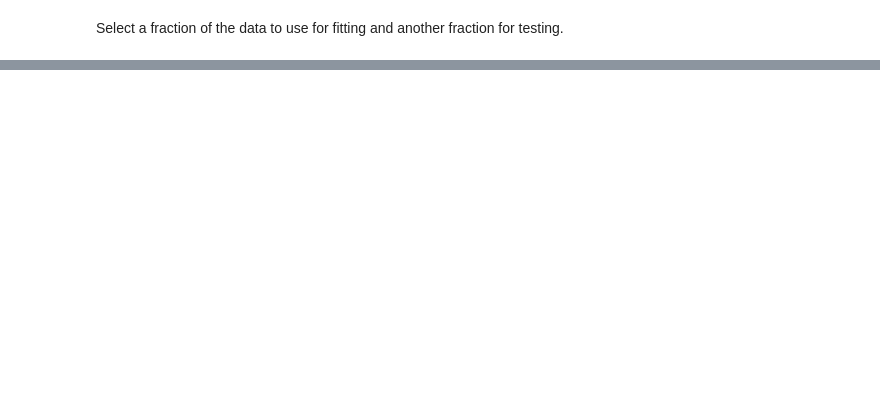
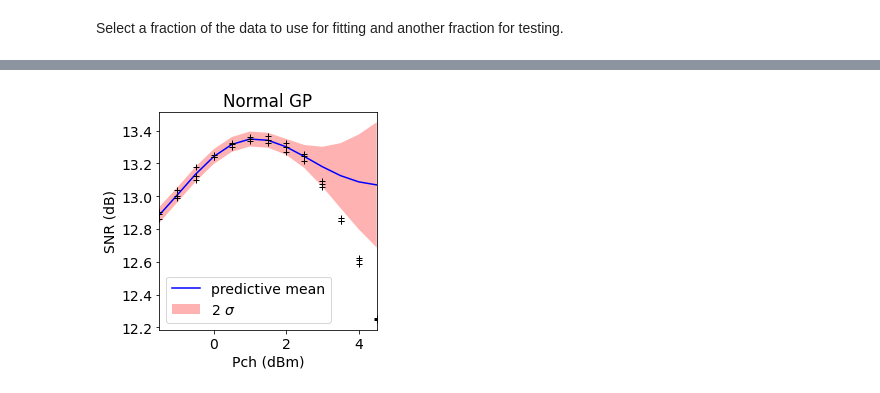
Before and after one commit to joshnevin/physics_enhanced_GPs, a Jupyter notebook: simple_model_enhanced_GPs.ipynb, the cells around one changed output, grey strips where cells are left out. Drawn from its saved outputs; the diff is of its cells as text; code cells hidden in the pictures; blank space fills up the shorter version.

```diff
--- a/simple_model_enhanced_GPs.ipynb
+++ b/simple_model_enhanced_GPs.ipynb
@@ -113,0 +120,47 @@ array([1., 1., 1., 1.])
+# %%
+pch_fit = pch_fit.reshape(-1, 1)  # needed for SK learn input
+#pch_predict = np.linspace(pch_shifted[0], pch_shifted[-1] + 1.0)
+pch = pch.reshape(-1,1)
+snr_fit = snr_fit.reshape(-1,1)
+kernel_sk = C(1, (1e-5, 1e5)) * RBF(1, (1e-5, 1e5)) +  W(1, (1e-8,1e5))
+gpr_phys = GaussianProcessRegressor(kernel=kernel_sk, n_restarts_optimizer = 20, normalize_y=True)
+gpr_phys.fit_phys(pch_fit, pch_test, snr_fit, snr_phys_test)
+#print("Optimised kernel: %s" % gpr.kernel_)
+mu_sk_phys, std_sk_phys = gpr_phys.predict(pch, return_std=True)
+std_sk_phys = np.reshape(std_sk_phys,(np.size(std_sk_phys), 1))
+theta_phys = gpr_phys.kernel_.theta
+lml_phys = gpr_phys.log_marginal_likelihood()
+mu_sk_p2_phys = mu_sk_phys + 2*std_sk_phys
+mu_sk_n2_phys = mu_sk_phys - 2*std_sk_phys
+# %%
+pch_fit = pch_fit.reshape(-1, 1)  # needed for SK learn input
+pch = pch.reshape(-1, 1)  # needed for SK learn input
+kernel_sk =   C(1, (1e-5, 1e5)) * RBF(1, (1e-5, 1e5)) + W(1, (1e-8,1e5))
+gpr = GaussianProcessRegressor(kernel=kernel_sk, n_restarts_optimizer = 20, normalize_y=True)
+gpr.fit(pch_fit, snr_fit)
+#print("Optimised kernel: %s" % gpr.kernel_)
+mu_sk, std_sk = gpr.predict(pch, return_std=True)
+std_sk = np.reshape(std_sk,(np.size(std_sk), 1))
+theta = gpr.kernel_.theta
+lml = gpr.log_marginal_likelihood()
+mu_sk_p2 = mu_sk + 2*std_sk
+mu_sk_n2 = mu_sk - 2*std_sk
+# %%
+f, ax = plt.subplots()
+ax.plot(pch, mu_sk, 'b-', label = 'predictive mean')
+ax.plot(pch, snr,'k+')
+#ax.plot(pch_shifted, snr_phys, 'g--', label = 'GN model')
+ax.fill(np.concatenate([pch, pch[::-1]]),
+            np.concatenate([mu_sk_p2,
+                            (mu_sk_n2)[::-1]]),
+            alpha=0.3, fc='r', ec='None', label='2 $\sigma$')
+plt.xlim(pch[0], pch[-1])
+plt.xlabel("Pch (dBm)")
+plt.ylabel("SNR (dB)")
+plt.title("Normal GP")
+plt.legend()
+ax.set_aspect(1.0/ax.get_data_ratio(), adjustable='box')
+#plt.savefig('.pdf', dpi=200,bbox_inches='tight')
+plt.show()
+# %% [output]
+[figure, added]
```
Also changed, not shown: parts of 25 cells of this notebook, 1 other file.
